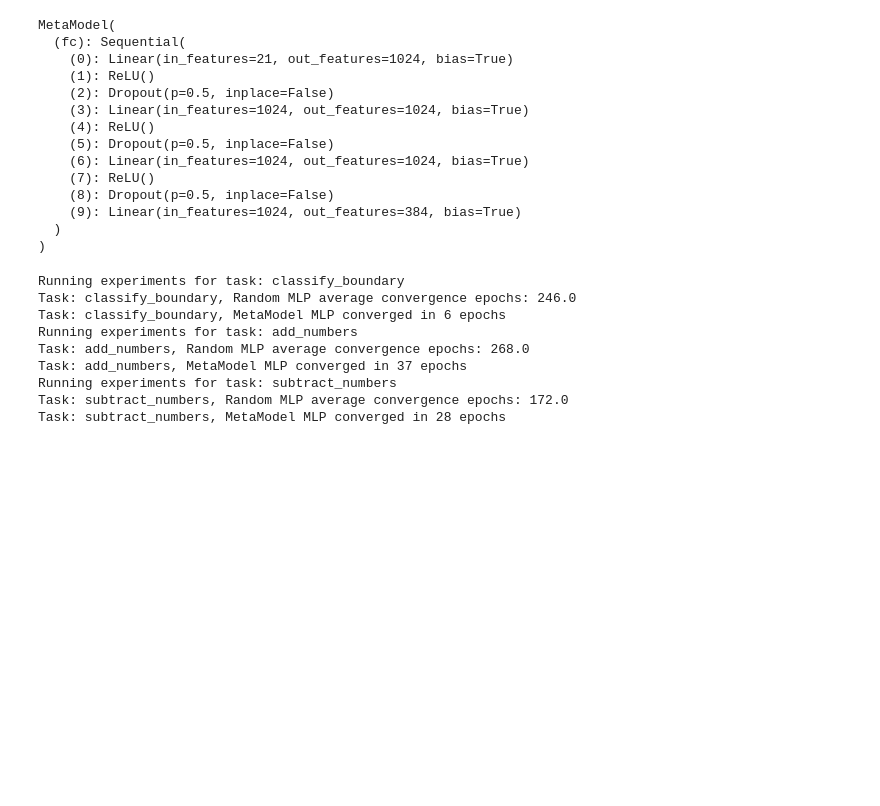
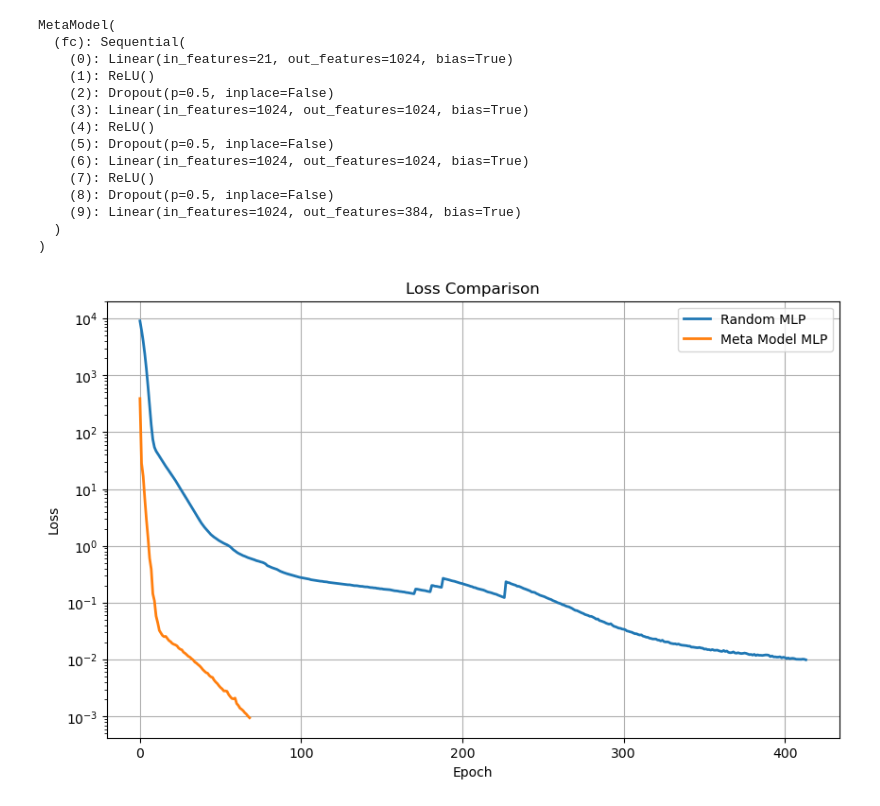
Before and after one commit to bharatmekala/NMEP-Project, a Jupyter notebook: newthing/test3.ipynb, the cells around one changed output. Saved outputs shown, nothing was run; the diff lists cells and outputs as text; code cells hidden in the pictures; blank space fills up the shorter version.

```diff
--- a/newthing/test3.ipynb
+++ b/newthing/test3.ipynb
@@ -319,15 +267,21 @@ def train_metamodel_mlp(task_name, convergence_loss=0.01, max_epochs=1000):
-# %%
-for task_name in tasks.keys():
-    print(f"Running experiments for task: {task_name}")
-    average_random_epochs = train_random_mlps(task_name)
-    metamodel_epochs = train_metamodel_mlp(task_name)
-# %% [output]
-Running experiments for task: classify_boundary
-Task: classify_boundary, Random MLP average convergence epochs: 246.0
-Task: classify_boundary, MetaModel MLP converged in 6 epochs
-Running experiments for task: add_numbers
-Task: add_numbers, Random MLP average convergence epochs: 268.0
-Task: add_numbers, MetaModel MLP converged in 37 epochs
-Running experiments for task: subtract_numbers
-Task: subtract_numbers, Random MLP average convergence epochs: 172.0
-Task: subtract_numbers, MetaModel MLP converged in 28 epochs
+# %%
+# Training
+task_name = 'add_numbers'  # Change to the desired task
+random_losses = train_random_mlps(task_name, num_models=5)
+meta_losses = train_metamodel_mlp(task_name)
+
+# Plotting
+import matplotlib.pyplot as plt
+
+plt.figure(figsize=(10, 6))
+plt.plot(random_losses, label='Random MLP', linewidth=2)
+plt.plot(meta_losses, label='Meta Model MLP', linewidth=2)
+plt.xlabel('Epoch')
+plt.ylabel('Loss')
+plt.title('Loss Comparison')
+plt.legend()
+plt.grid(True)
+plt.yscale('log')
+plt.show()
+# %% [output]
+[figure, added]
```
Also changed, not shown: parts of 2 cells of this notebook, 1 other file.
